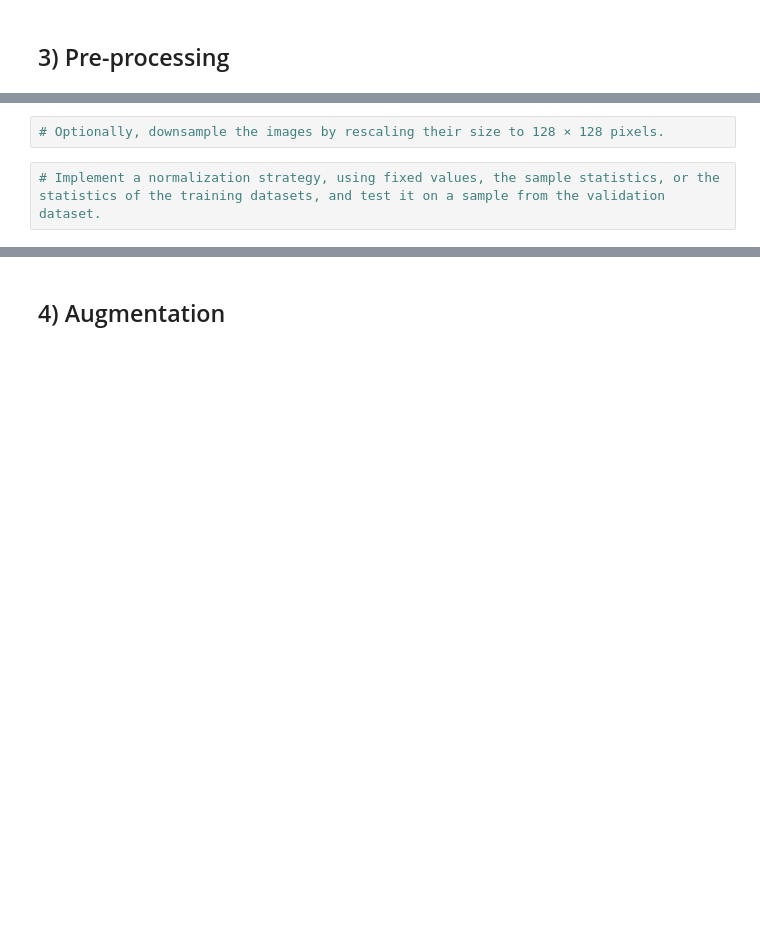
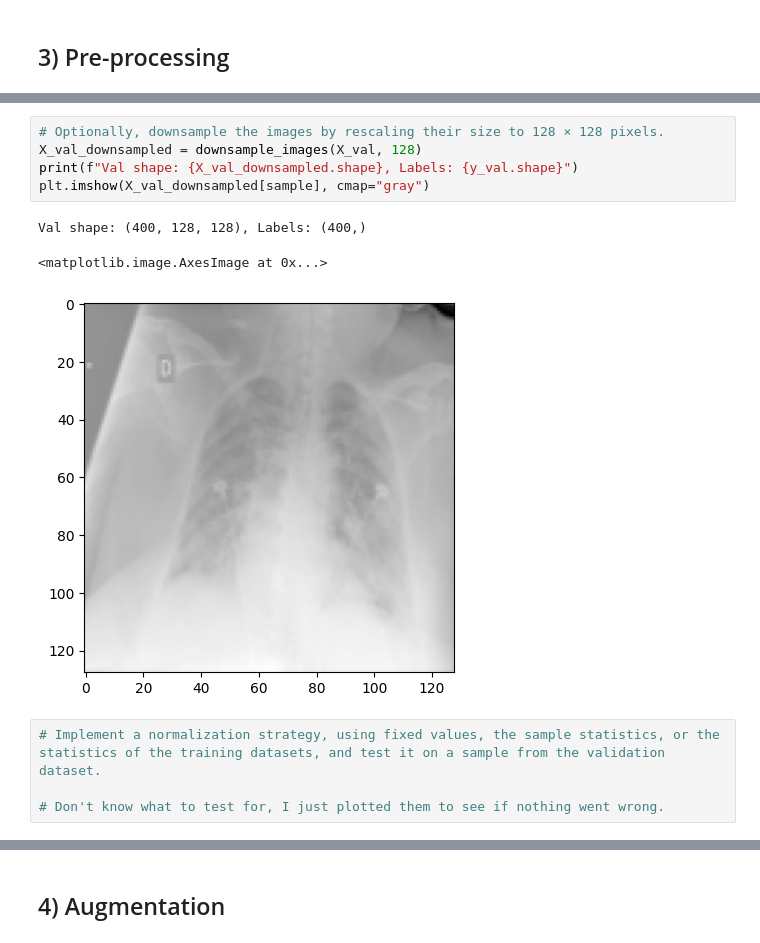
Before and after one commit to Lucmeister55/AI-project, a Jupyter notebook: notebooks/task1.ipynb, the cells around one changed output, grey strips where cells are left out. Cells and saved outputs as stored; diff of their text form; blank space fills up the shorter version.

```diff
--- a/notebooks/task1.ipynb
+++ b/notebooks/task1.ipynb
@@ -205,4 +213,13 @@ Global Standard Deviation (standard deviation of all pixels in all images):
 # %%
 # Optionally, downsample the images by rescaling their size to 128 × 128 pixels.
+X_val_downsampled = downsample_images(X_val, 128)
+print(f"Val shape: {X_val_downsampled.shape}, Labels: {y_val.shape}")
+plt.imshow(X_val_downsampled[sample], cmap="gray")
+# %% [output]
+Val shape: (400, 128, 128), Labels: (400,)
+<matplotlib.image.AxesImage at 0x...>
+[figure, added]
 # %%
 # Implement a normalization strategy, using fixed values, the sample statistics, or the statistics of the training datasets, and test it on a sample from the validation dataset.
+
+# Don't know what to test for, I just plotted them to see if nothing went wrong.
```
Also changed, not shown: parts of 8 cells of this notebook, 1 other file.
